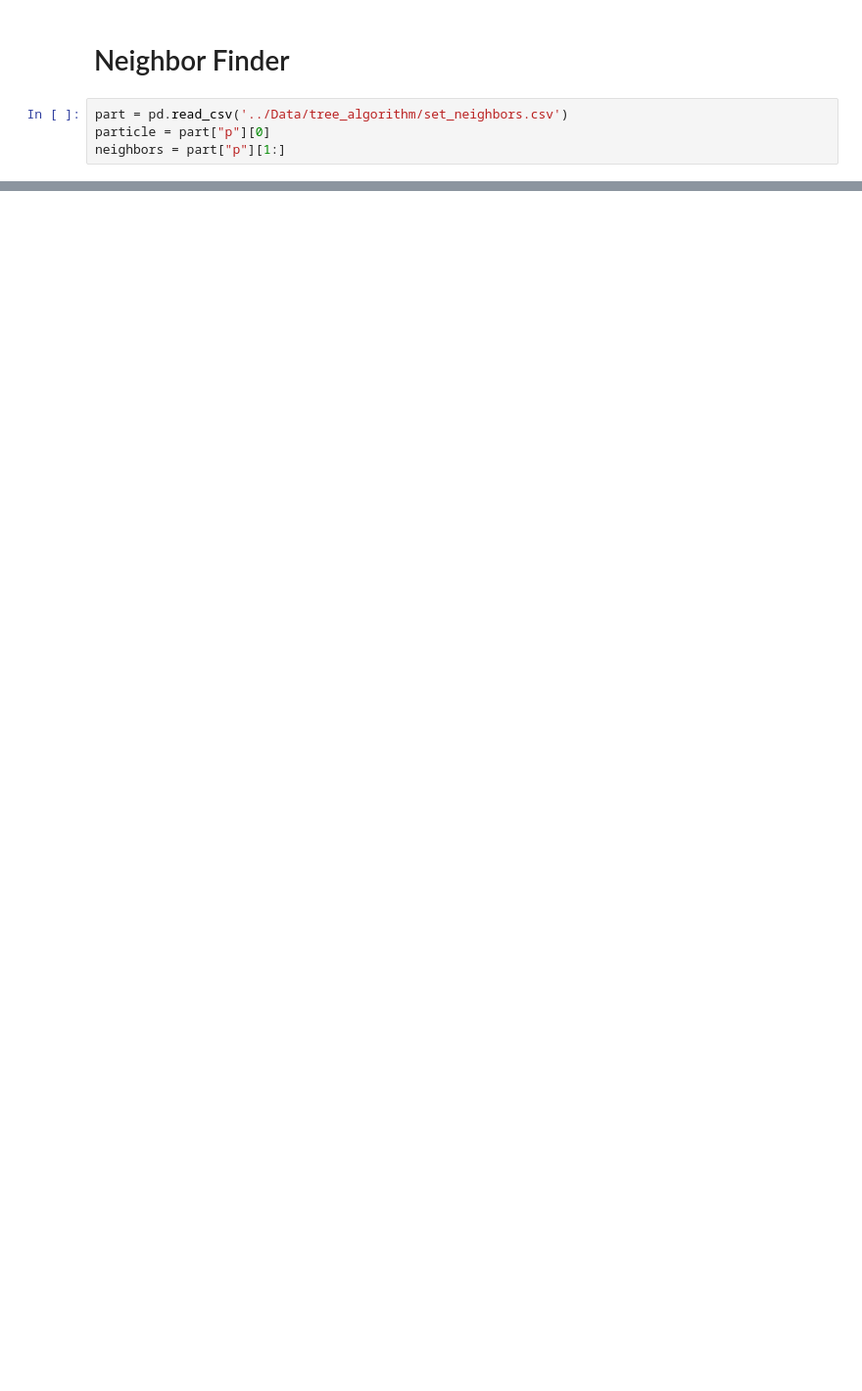
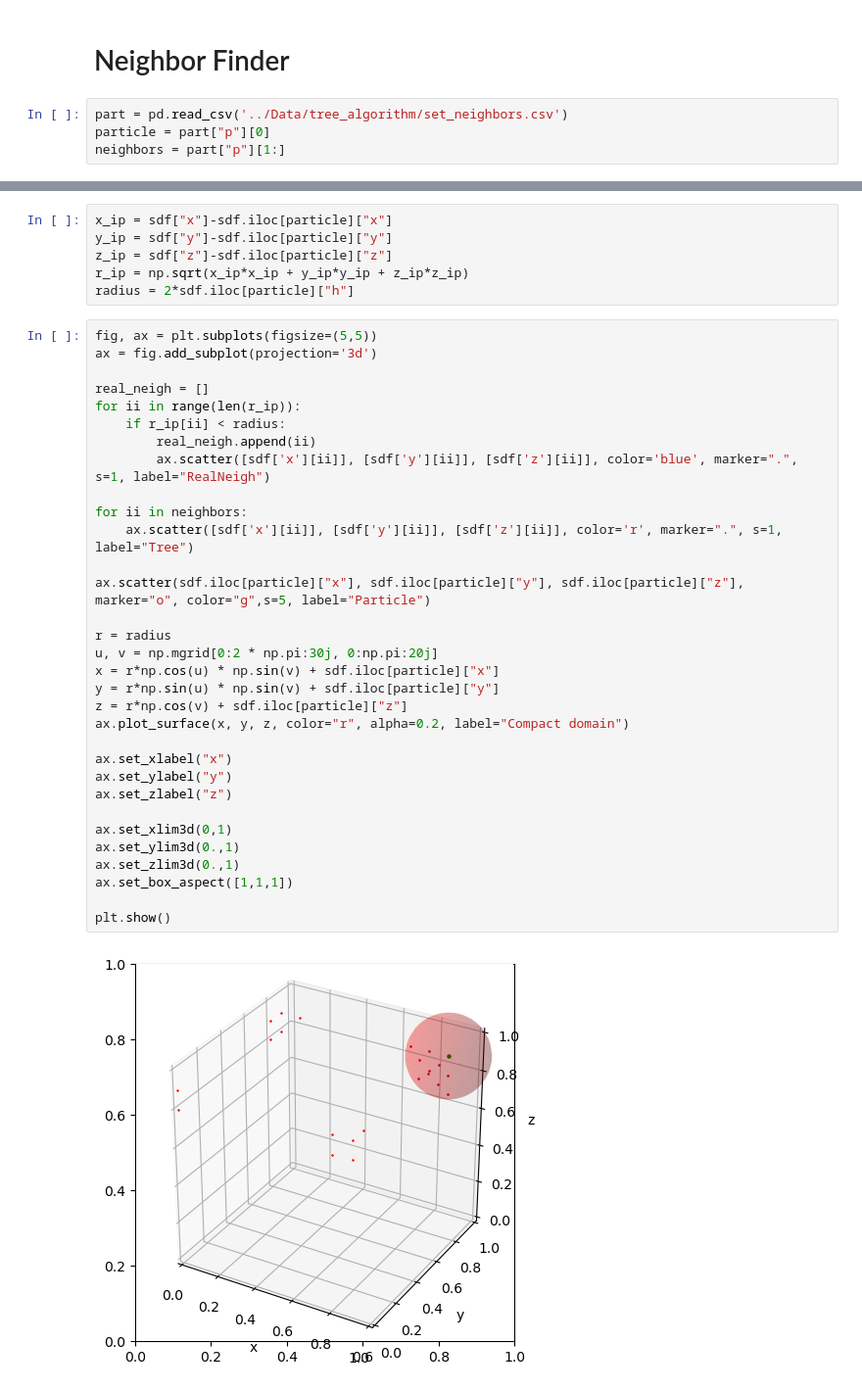
Before and after one commit to JackNarvaez/Rusph, a Jupyter notebook: Temp_Plots/Find Neighbors.ipynb, the cells around one changed output, grey strips where cells are left out. Shown: that part at 98% size. Drawn from its saved outputs; the diff is of its cells as text; blank space fills up the shorter version.

```diff
--- a/Temp_Plots/Find Neighbors.ipynb
+++ b/Temp_Plots/Find Neighbors.ipynb
@@ -168,0 +144,40 @@ Number of neighbors tree: 0
+# %%
+x_ip = sdf["x"]-sdf.iloc[particle]["x"]
+y_ip = sdf["y"]-sdf.iloc[particle]["y"]
+z_ip = sdf["z"]-sdf.iloc[particle]["z"]
+r_ip = np.sqrt(x_ip*x_ip + y_ip*y_ip + z_ip*z_ip)
+radius = 2*sdf.iloc[particle]["h"]
+# %%
+fig, ax = plt.subplots(figsize=(5,5))
+ax = fig.add_subplot(projection='3d')
+
+real_neigh = []
+for ii in range(len(r_ip)):
+    if r_ip[ii] < radius:
+        real_neigh.append(ii)
+        ax.scatter([sdf['x'][ii]], [sdf['y'][ii]], [sdf['z'][ii]], color='blue', marker=".", s=1, label="RealNeigh")
+
+for ii in neighbors:
+    ax.scatter([sdf['x'][ii]], [sdf['y'][ii]], [sdf['z'][ii]], color='r', marker=".", s=1, label="Tree")
+
+ax.scatter(sdf.iloc[particle]["x"], sdf.iloc[particle]["y"], sdf.iloc[particle]["z"], marker="o", color="g",s=5, label="Particle")
+
+r = radius
+u, v = np.mgrid[0:2 * np.pi:30j, 0:np.pi:20j]
+x = r*np.cos(u) * np.sin(v) + sdf.iloc[particle]["x"]
+y = r*np.sin(u) * np.sin(v) + sdf.iloc[particle]["y"]
+z = r*np.cos(v) + sdf.iloc[particle]["z"]
+ax.plot_surface(x, y, z, color="r", alpha=0.2, label="Compact domain")
+
+ax.set_xlabel("x")
+ax.set_ylabel("y")
+ax.set_zlabel("z")
+
+ax.set_xlim3d(0,1)
+ax.set_ylim3d(0.,1)
+ax.set_zlim3d(0.,1)
+ax.set_box_aspect([1,1,1])
+
+plt.show()
+# %% [output]
+[figure, added]
```
Also changed, not shown: parts of 13 cells of this notebook, 8 other files.
